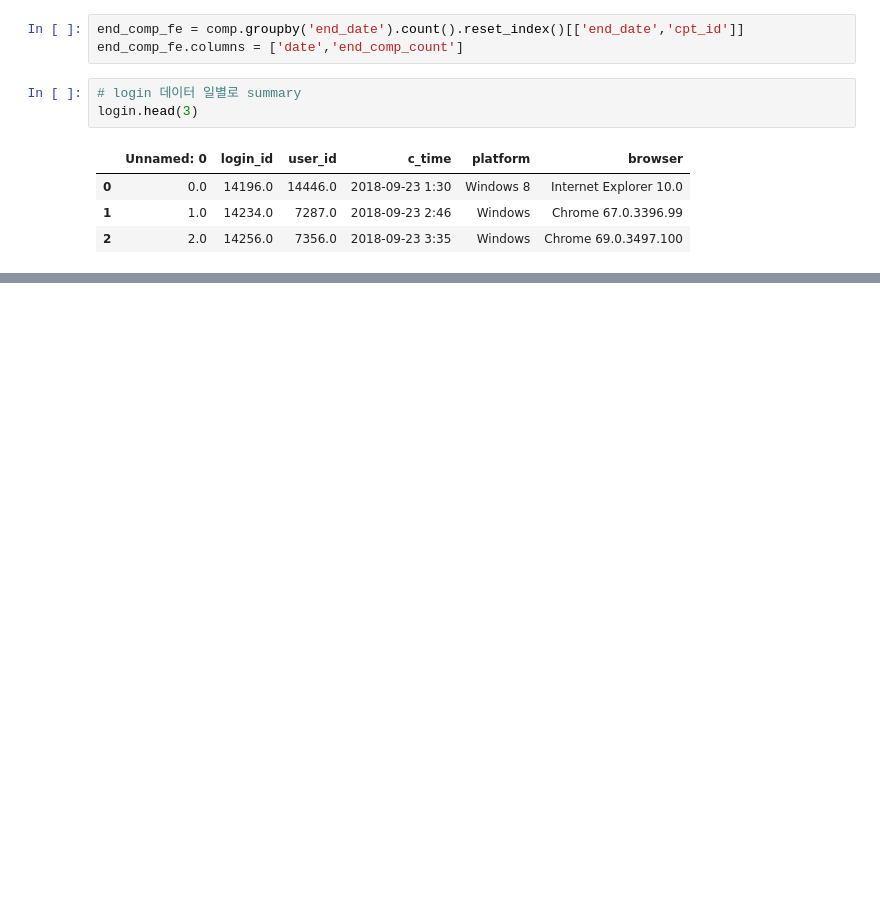
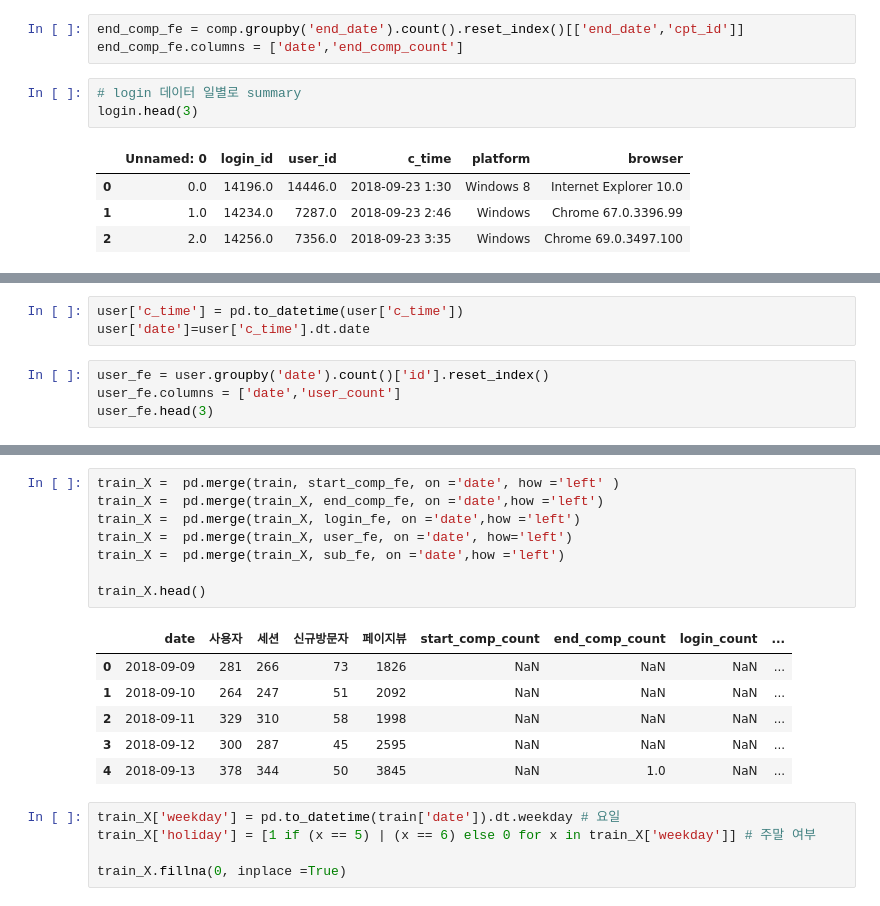
Before and after one commit to imji0319/new_python, a Jupyter notebook: DACON/Winners/dacon_rank1.ipynb, the cells around one changed output, grey strips where cells are left out. Drawn from its saved outputs; the diff is of its cells as text; blank space fills up the shorter version.

```diff
--- a/DACON/Winners/dacon_rank1.ipynb
+++ b/DACON/Winners/dacon_rank1.ipynb
@@ -103,0 +139,7 @@ login.head(3)
+# %%
+user['c_time'] = pd.to_datetime(user['c_time'])
+user['date']=user['c_time'].dt.date
+# %%
+user_fe = user.groupby('date').count()['id'].reset_index()
+user_fe.columns = ['date','user_count']
+user_fe.head(3)
@@ -103,0 +171,20 @@ login.head(3)
+# %%
+train_X =  pd.merge(train, start_comp_fe, on ='date', how ='left' )
+train_X =  pd.merge(train_X, end_comp_fe, on ='date',how ='left')
+train_X =  pd.merge(train_X, login_fe, on ='date',how ='left')
+train_X =  pd.merge(train_X, user_fe, on ='date', how='left')
+train_X =  pd.merge(train_X, sub_fe, on ='date',how ='left')
+
+train_X.head()
+# %% [output]
+|  | date | 사용자 | 세션 | 신규방문자 | 페이지뷰 | start_comp_count | end_comp_count | login_count | ... |
+| 0 | 2018-09-09 | 281 | 266 | 73 | 1826 | NaN | NaN | NaN | ... |
+| 1 | 2018-09-10 | 264 | 247 | 51 | 2092 | NaN | NaN | NaN | ... |
+| 2 | 2018-09-11 | 329 | 310 | 58 | 1998 | NaN | NaN | NaN | ... |
+| 3 | 2018-09-12 | 300 | 287 | 45 | 2595 | NaN | NaN | NaN | ... |
+| 4 | 2018-09-13 | 378 | 344 | 50 | 3845 | NaN | 1.0 | NaN | ... |
+# %%
+train_X['weekday'] = pd.to_datetime(train['date']).dt.weekday # 요일
+train_X['holiday'] = [1 if (x == 5) | (x == 6) else 0 for x in train_X['weekday']] # 주말 여부
+
+train_X.fillna(0, inplace =True)
```
Also changed, not shown: parts of 28 cells of this notebook.
